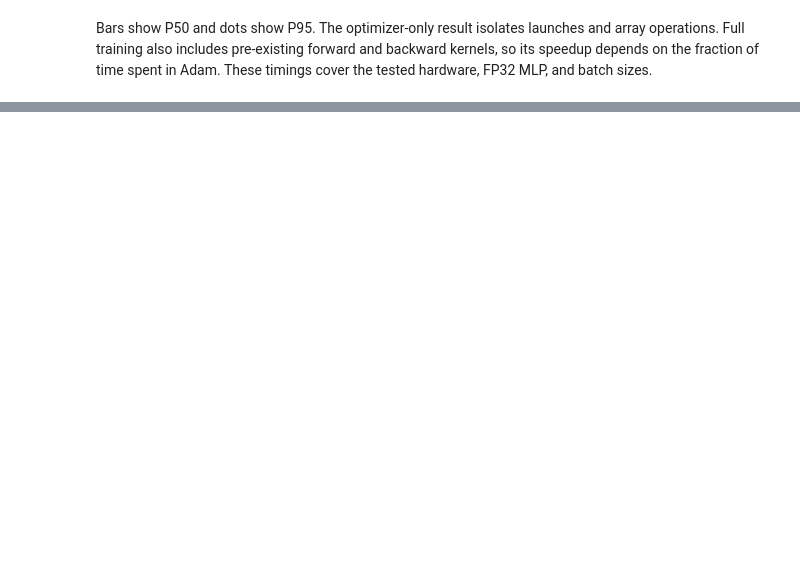
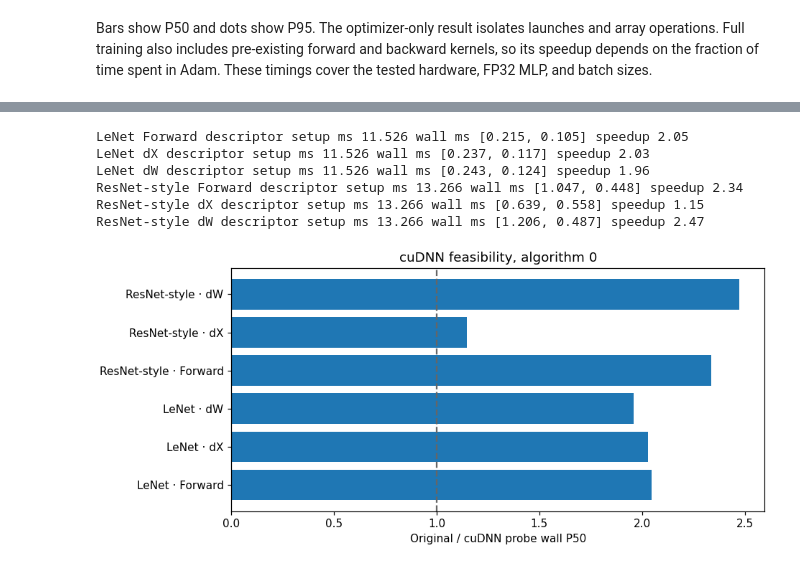
Before and after one commit to OrbisLumen/Comprehensive-Project-One-In-UESTC, a Jupyter notebook: examples/neural_network/gpu_optimization.ipynb, the cells around one changed output, grey strips where cells are left out. Cells and saved outputs as stored; diff of their text form; code cells hidden in the pictures; blank space fills up the shorter version.

```diff
--- a/examples/neural_network/gpu_optimization.ipynb
+++ b/examples/neural_network/gpu_optimization.ipynb
@@ -191,0 +599,51 @@ These timings cover the tested hardware, FP32 MLP, and batch sizes.
+# %%
+import gpu_cudnn_probe
+
+cudnn_results = {}
+try:
+    cudnn_library = gpu_cudnn_probe.load_library(torch)
+except OSError as error:
+    print(f'cuDNN unavailable: {error}')
+else:
+    for name, shape, wshape, padding in (
+        ('LeNet', (16, 6, 14, 14), (16, 6, 5, 5), 0),
+        ('ResNet-style', (16, 64, 28, 28), (64, 64, 3, 3), 1),
+    ):
+        x = cp.asarray(rand.standard_normal(shape, dtype=np.float32))
+        w = cp.asarray(rand.standard_normal(wshape, dtype=np.float32))
+        reference = FC.conv2d(x, w, pad=padding)
+        dy = cp.asarray(rand.standard_normal(reference.shape, dtype=np.float32))
+        grad = FC.Conv2DGradW(reference.creator)
+        started = perf_counter()
+        probe = gpu_cudnn_probe.Convolution(cudnn_library, x, w, pad=padding)
+        setup_ms = (perf_counter() - started) * 1000
+        try:
+            references = {'Forward': lambda: FC.conv2d(x, w, pad=padding).data,
+                          'dX': lambda: FC.deconv2d(dy, w, pad=padding, outsize=x.shape[2:]).data,
+                          'dW': lambda: grad.forward(x, dy)}
+            for direction, original in references.items():
+                call = lambda: probe.run(direction, x, w, dy)
+                cp.testing.assert_allclose(call(), original(), atol=4e-3, rtol=3e-3)
+                values = measure([(nullcontext, original), (nullcontext, call)])
+                cudnn_results[name, direction] = values
+                print(name, direction, 'descriptor setup ms', round(setup_ms, 3),
+                      'wall ms', [round(v['wall'], 3) for v in values],
+                      'speedup', round(values[0]['wall'] / values[1]['wall'], 2))
+        finally:
+            cp.cuda.runtime.deviceSynchronize()
+            probe.close()
+if cudnn_results:
+    fig, ax = plt.subplots(figsize=(8.5, 3.8), layout='constrained')
+    ax.barh([' · '.join(k) for k in cudnn_results],
+            [v[0]['wall'] / v[1]['wall'] for v in cudnn_results.values()])
+    ax.axvline(1, color='0.4', linestyle='--')
+    ax.set(xlabel='Original / cuDNN probe wall P50', title='cuDNN feasibility, algorithm 0')
+    plt.show()
+# %% [output]
+LeNet Forward descriptor setup ms 11.526 wall ms [0.215, 0.105] speedup 2.05
+LeNet dX descriptor setup ms 11.526 wall ms [0.237, 0.117] speedup 2.03
+LeNet dW descriptor setup ms 11.526 wall ms [0.243, 0.124] speedup 1.96
+ResNet-style Forward descriptor setup ms 13.266 wall ms [1.047, 0.448] speedup 2.34
+ResNet-style dX descriptor setup ms 13.266 wall ms [0.639, 0.558] speedup 1.15
+ResNet-style dW descriptor setup ms 13.266 wall ms [1.206, 0.487] speedup 2.47
+[figure, added]
```
Also changed, not shown: parts of 21 cells of this notebook, 7 other files.
